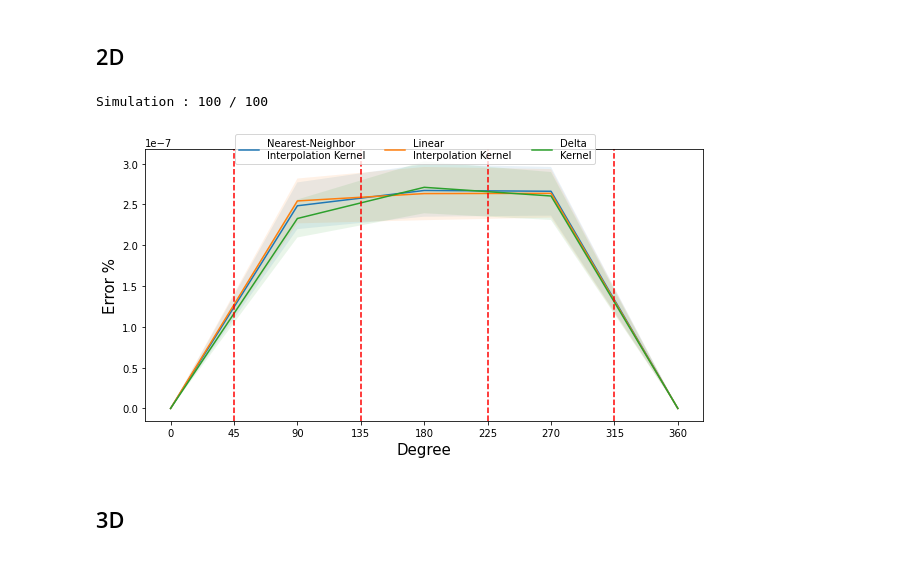
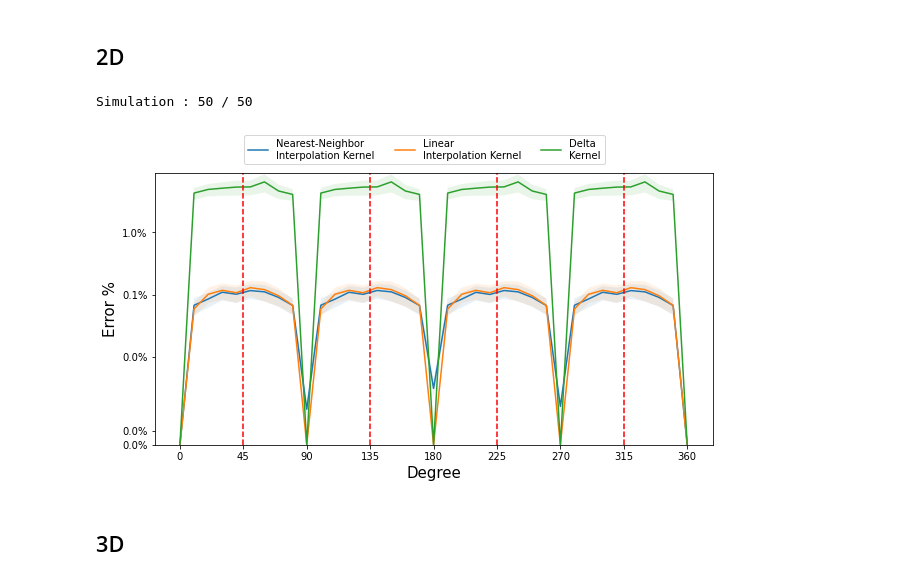
Before and after one commit to SoumyabrataKundu/Steerable, a Jupyter notebook: Plots.ipynb, the cells around one changed output. Saved outputs shown, nothing was run; the diff lists cells and outputs as text; code cells hidden in the pictures.

```diff
--- a/Plots.ipynb
+++ b/Plots.ipynb
@@ -95,8 +95,8 @@ class GaussianDataset(torch.utils.data.Dataset):
         return image, label
 
 device = torch.device('cuda') if torch.cuda.is_available() else torch.device('cpu')
-degrees = torch.arange(0, 361, 90)
-n_sim = 100
+degrees = torch.arange(0, 361, 10)
+n_sim = 50
 
 def check_equivariance(models, dataset, transfomation=None):
     values = torch.zeros(n_sim, len(models), len(degrees))
@@ -122,12 +122,12 @@ def check_equivariance(models, dataset, transfomation=None):
 class Model(torch.nn.Module):
     def __init__(self, n_angle,interpolation_type):
         super().__init__()
-        freq_cutoff = 4
+        freq_cutoff = 8
 
         self.network = torch.nn.Sequential(
-            snn.SE2ConvType1(1, 4, 5, freq_cutoff, n_angle=n_angle, padding='same', interpolation_type=interpolation_type),
+            snn.SE2ConvType1(1, 4, 5, freq_cutoff, n_angle=n_angle,interpolation_type=interpolation_type),
             snn.SE2BatchNorm(),
-            snn.SE2ConvType2(4, 16, 5, freq_cutoff, n_angle=n_angle, padding='same', interpolation_type=interpolation_type),
+            snn.SE2ConvType2(4, 16, 5, freq_cutoff, n_angle=n_angle, interpolation_type=interpolation_type),
             snn.SE2NormFlatten()
         )
 
@@ -136,48 +136,48 @@ class Model(torch.nn.Module):
 
 dataset = GaussianDataset(size =(1,28,28))
 stats_2d = check_equivariance([
-    Model(n_angle=8, interpolation_type=0).to(device),
-    Model(n_angle=8, interpolation_type=1).to(device),
-    Model(n_angle=8, interpolation_type=-1).to(device)
+    Model(n_angle=256, interpolation_type=0).to(device),
+    Model(n_angle=256, interpolation_type=1).to(device),
+    Model(n_angle=256, interpolation_type=-1).to(device)
     ],
     dataset, lambda x, degree:snn.rotate_image(x, degree, order=1))
 # %% [output]
-Simulation : 100 / 100
+Simulation : 50 / 50
 # %%
 from matplotlib.ticker import PercentFormatter
 
 fig, axes = plt.subplots(nrows=1, ncols=1)
 fig.set_size_inches(10,5)
 
 labels = ['Nearest-Neighbor\nInterpolation Kernel',
           'Linear\nInterpolation Kernel',
           'Delta\nKernel']
 
-for i in [0,1, -1]:
+for i in [0, 1, -1]:
     axes.plot(degrees, stats_2d[i,:,0], label=labels[i])
     axes.fill_between(
         degrees,
         stats_2d[i,:,0] - 1.96*stats_2d[i,:,1]/sqrt(n_sim),
         stats_2d[i,:,0] + 1.96*stats_2d[i,:,1]/sqrt(n_sim),
         alpha=0.1
     )
 
 axes.set_xticks([45*i for i in range(degrees.max().item()//45 + 1)])
 for intercept in [90*i+45 for i in range(round(degrees.max().item()/90))]:
     axes.axvline(intercept, linestyle='dashed', color='red')
 
 axes.set_ylabel('Error %', size=15)
 axes.set_xlabel('Degree', size=15)
 
 # >>> key line to “show the excessive gap”
-#axes.set_yscale('symlog', linthresh=0.1, linscale=1.0)    # tune linthresh as needed
-#axes.yaxis.set_major_formatter(PercentFormatter(100))     # optional, if your data are percents
-#axes.set_ylim(0)
+axes.set_yscale('symlog', linthresh=0.005, linscale=1.0)    # tune linthresh as needed
+axes.yaxis.set_major_formatter(PercentFormatter(100))     # optional, if your data are percents
+axes.set_ylim(0)
 handles, labels = axes.get_legend_handles_labels()
-fig.legend(handles, labels, loc='upper center', bbox_to_anchor=(0.5, 0.935), ncol=3)
+fig.legend(handles, labels, loc='upper center', bbox_to_anchor=(0.5,1.0), ncol=3)
 
 plt.show()
 # %% [output]
-[figure, old version]
+[figure, new version]
 # %% [markdown]
 ## 3D
```
Also changed, not shown: parts of 6 cells of this notebook, 1 other file.
